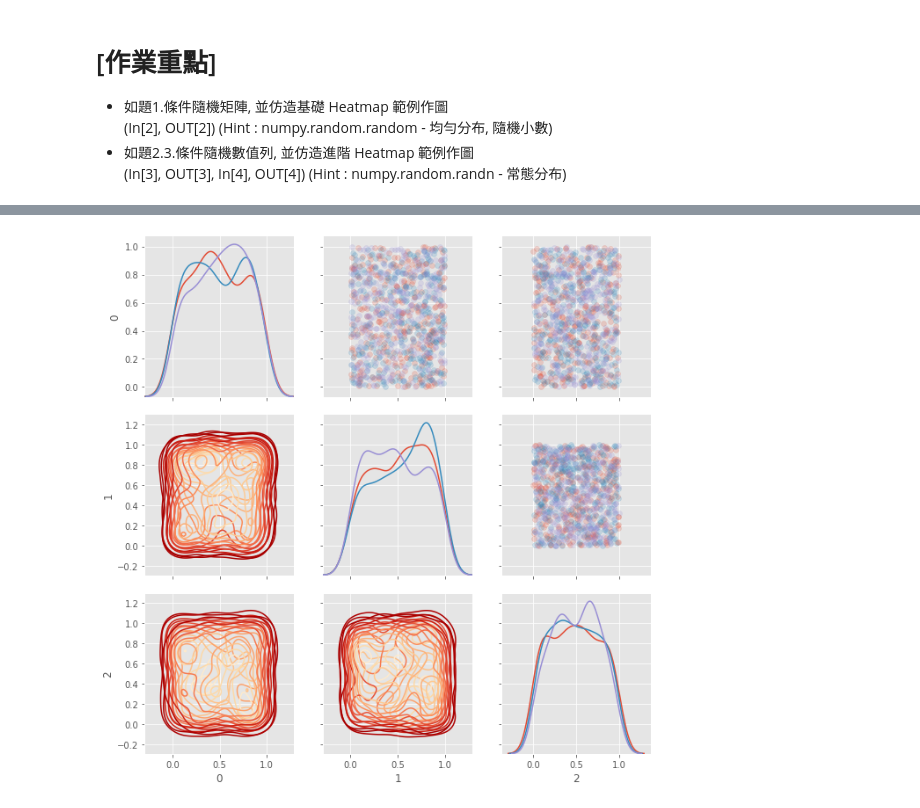
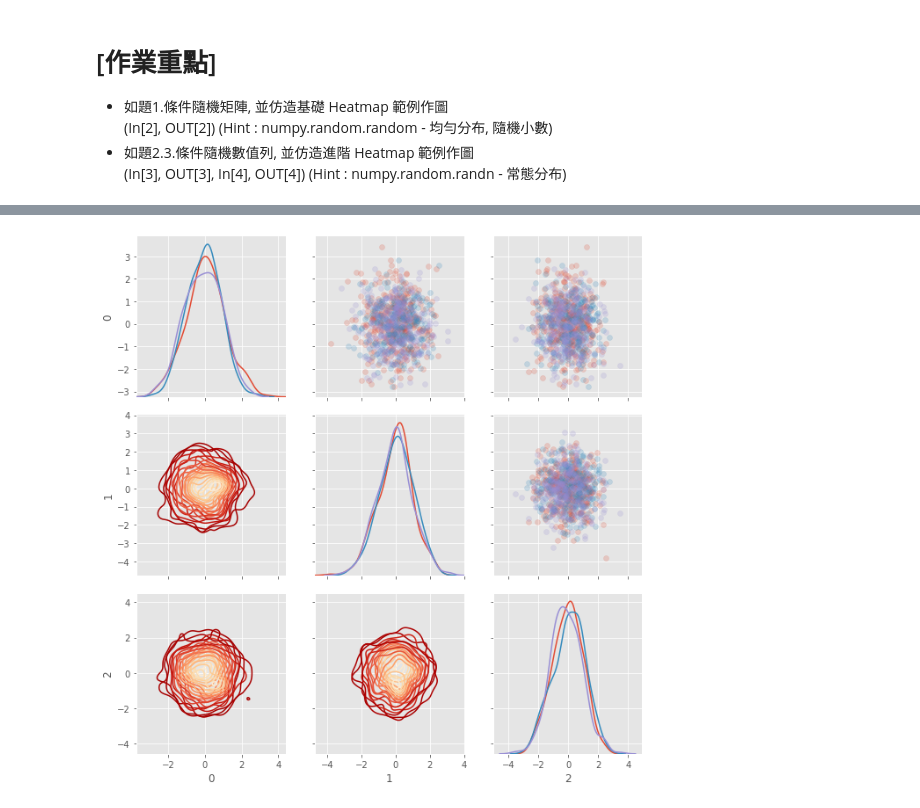
Before and after one commit to liu71101/3rd-ML100Days, a Jupyter notebook: homework/Day_020_HW.ipynb, the cells around one changed output, grey strips where cells are left out. Cells and saved outputs as stored; diff of their text form; code cells hidden in the pictures.

```diff
--- a/homework/Day_020_HW.ipynb
+++ b/homework/Day_020_HW.ipynb
@@ -71,21 +57,21 @@ plt.show()
 # %%
 nrow = 1000
 ncol = 3
 
-matrix = np.matrix(np.random.random((nrow, ncol)))
+matrix = np.random.randn(nrow * ncol).reshape((nrow, ncol))
 
 # 隨機給予 0, 1, 2 三種標籤
 indice = np.random.choice([0,1,2], size=nrow)
 plot_data = pd.DataFrame(matrix, indice).reset_index()
 
 # 繪製 seborn 進階 Heatmap
 grid = sns.PairGrid(data = plot_data, size = 3, diag_sharey=False,
                     hue = 'index', vars = [x for x in list(plot_data.columns) if x != 'index'])
 
 grid.map_upper(plt.scatter, alpha = 0.2)
 grid.map_diag(sns.kdeplot)
 grid.map_lower(sns.kdeplot, cmap = plt.cm.OrRd_r)
 
 plt.show()
 # %% [output]
-[figure, old version]
+[figure, new version]
```
Also changed, not shown: parts of 3 cells of this notebook.
